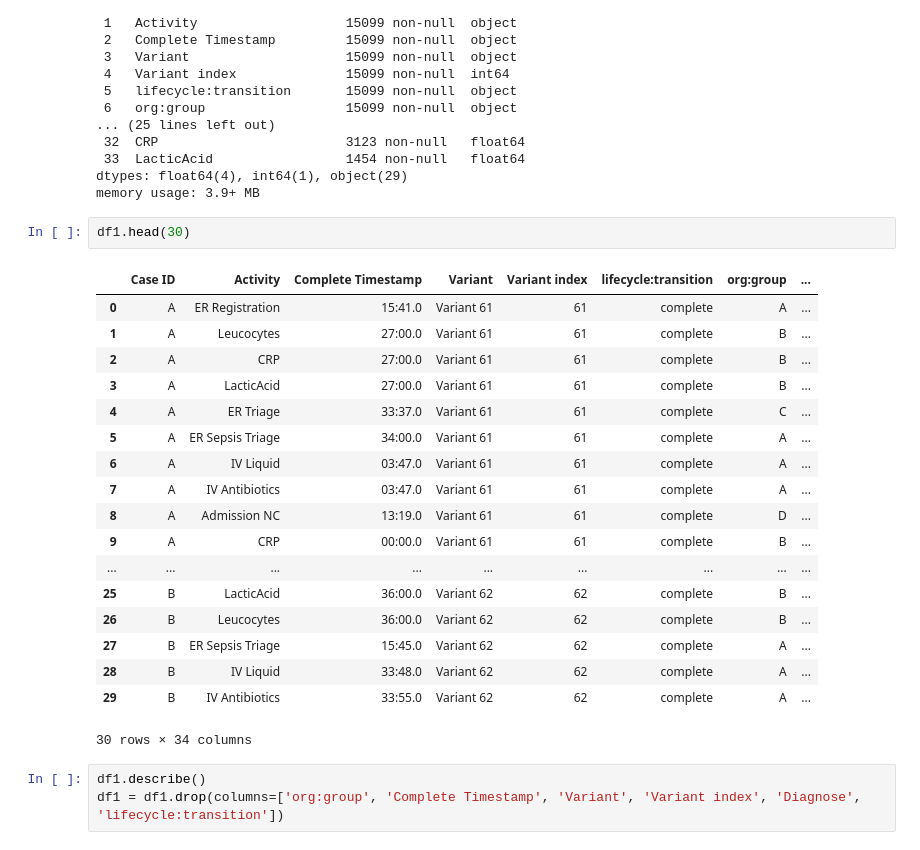
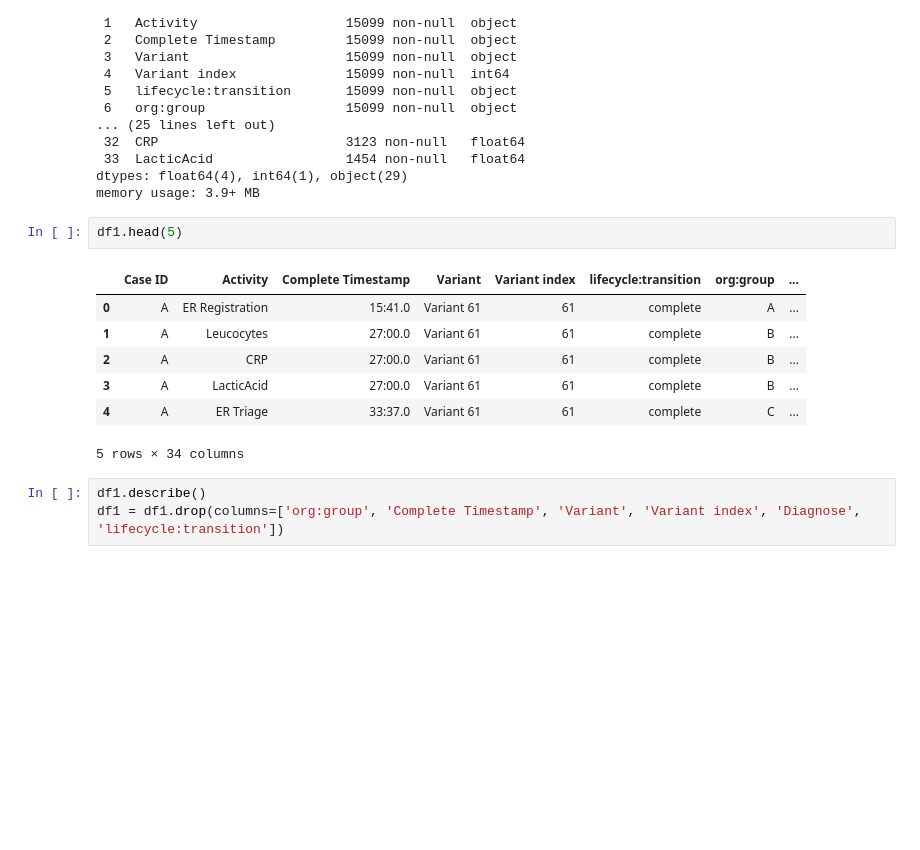
Before and after one commit to mohdkashifansari/Process_Analytics, a Jupyter notebook: model.ipynb, the cells around one changed output. Drawn from its saved outputs; the diff is of its cells as text; blank space fills up the shorter version.

```diff
--- a/model.ipynb
+++ b/model.ipynb
@@ -24,26 +24,15 @@ Data columns (total 34 columns):
 dtypes: float64(4), int64(1), object(29)
 memory usage: 3.9+ MB
 # %%
-df1.head(30)
+df1.head(5)
 # %% [output]
 |  | Case ID | Activity | Complete Timestamp | Variant | Variant index | lifecycle:transition | org:group | ... |
 | 0 | A | ER Registration | 15:41.0 | Variant 61 | 61 | complete | A | ... |
 | 1 | A | Leucocytes | 27:00.0 | Variant 61 | 61 | complete | B | ... |
 | 2 | A | CRP | 27:00.0 | Variant 61 | 61 | complete | B | ... |
 | 3 | A | LacticAcid | 27:00.0 | Variant 61 | 61 | complete | B | ... |
 | 4 | A | ER Triage | 33:37.0 | Variant 61 | 61 | complete | C | ... |
-| 5 | A | ER Sepsis Triage | 34:00.0 | Variant 61 | 61 | complete | A | ... |
-| 6 | A | IV Liquid | 03:47.0 | Variant 61 | 61 | complete | A | ... |
-| 7 | A | IV Antibiotics | 03:47.0 | Variant 61 | 61 | complete | A | ... |
-| 8 | A | Admission NC | 13:19.0 | Variant 61 | 61 | complete | D | ... |
-| 9 | A | CRP | 00:00.0 | Variant 61 | 61 | complete | B | ... |
-| ... | ... | ... | ... | ... | ... | ... | ... | ... |
-| 25 | B | LacticAcid | 36:00.0 | Variant 62 | 62 | complete | B | ... |
-| 26 | B | Leucocytes | 36:00.0 | Variant 62 | 62 | complete | B | ... |
-| 27 | B | ER Sepsis Triage | 15:45.0 | Variant 62 | 62 | complete | A | ... |
-| 28 | B | IV Liquid | 33:48.0 | Variant 62 | 62 | complete | A | ... |
-| 29 | B | IV Antibiotics | 33:55.0 | Variant 62 | 62 | complete | A | ... |
-30 rows × 34 columns
+5 rows × 34 columns
 # %%
 df1.describe()
 df1 = df1.drop(columns=['org:group', 'Complete Timestamp', 'Variant', 'Variant index', 'Diagnose', 'lifecycle:transition'])
```
